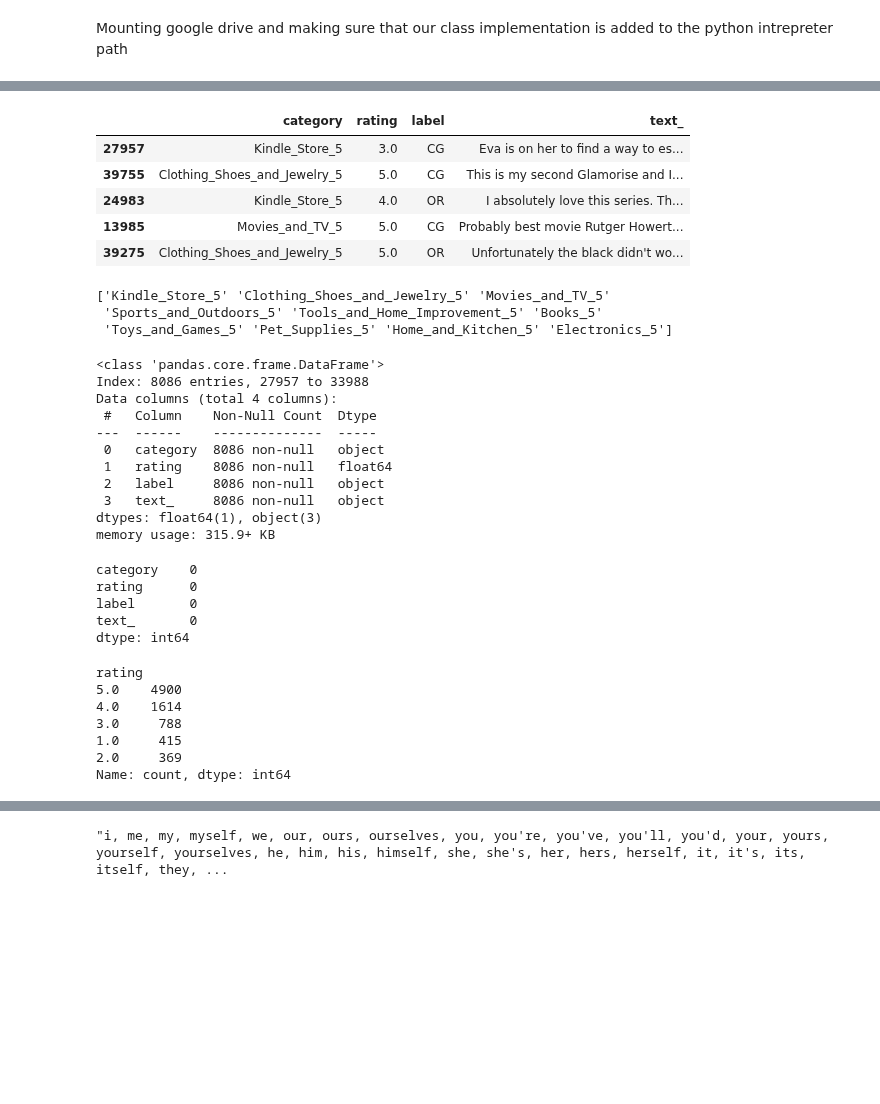
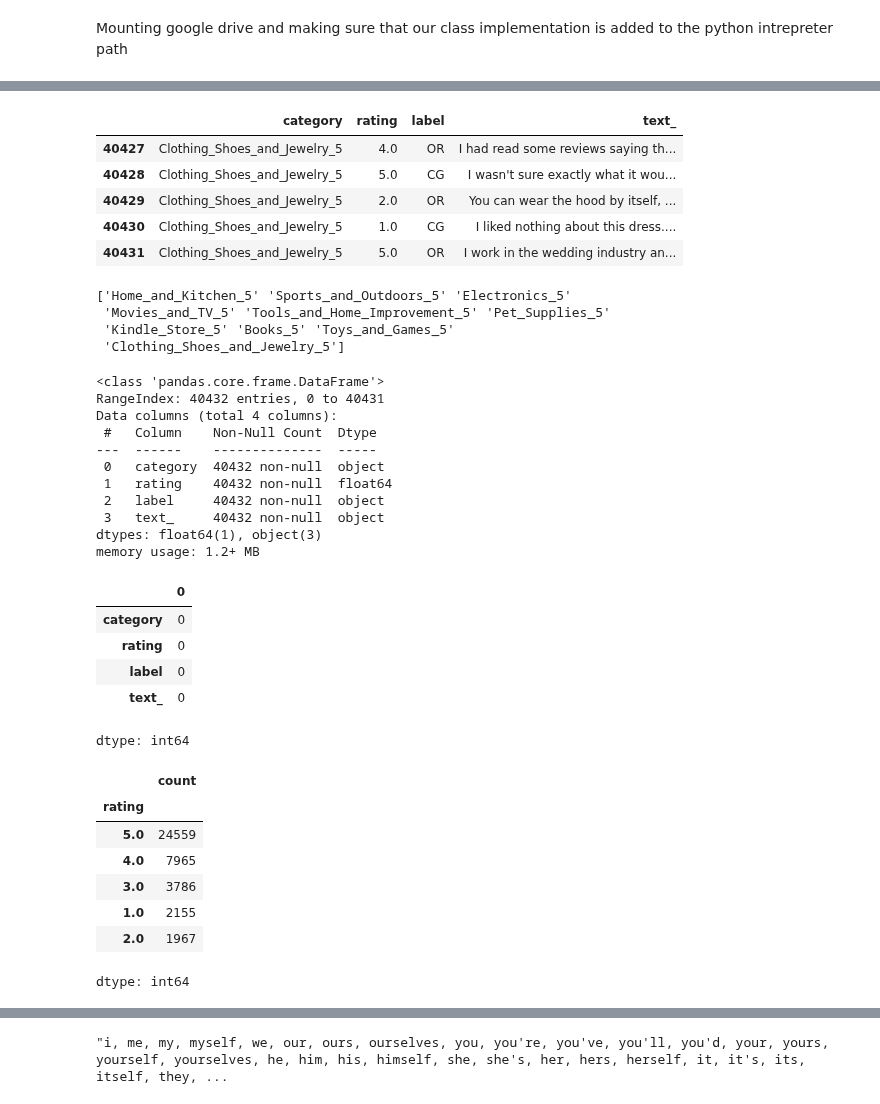
Before and after one commit to PramishSapkota/Project, a Jupyter notebook: Random_Forest/preprocessing.ipynb, the cells around one changed output, grey strips where cells are left out. Cells and saved outputs as stored; diff of their text form; code cells hidden in the pictures; blank space fills up the shorter version.

```diff
--- a/Random_Forest/preprocessing.ipynb
+++ b/Random_Forest/preprocessing.ipynb
@@ -20,53 +18,56 @@ Mounting google drive and making sure that our class implementation is added to
 # %%
-df = pd.read_csv("E:/Minor_Project/fake reviews dataset.csv")
-df = df.sample(frac=0.2, random_state=42)
+df = pd.read_csv("E:\Minor_Project\fake reviews dataset.csv")
+# df = df.sample(frac=0.2, random_state=1234)
 # %%
-df.head()
+df.tail()
 # %% [output]
 |  | category | rating | label | text_ |
-| 27957 | Kindle_Store_5 | 3.0 | CG | Eva is on her to find a way to es... |
-| 39755 | Clothing_Shoes_and_Jewelry_5 | 5.0 | CG | This is my second Glamorise and I... |
-| 24983 | Kindle_Store_5 | 4.0 | OR | I absolutely love this series. Th... |
-| 13985 | Movies_and_TV_5 | 5.0 | CG | Probably best movie Rutger Howert... |
-| 39275 | Clothing_Shoes_and_Jewelry_5 | 5.0 | OR | Unfortunately the black didn't wo... |
+| 40427 | Clothing_Shoes_and_Jewelry_5 | 4.0 | OR | I had read some reviews saying th... |
+| 40428 | Clothing_Shoes_and_Jewelry_5 | 5.0 | CG | I wasn't sure exactly what it wou... |
+| 40429 | Clothing_Shoes_and_Jewelry_5 | 2.0 | OR | You can wear the hood by itself, ... |
+| 40430 | Clothing_Shoes_and_Jewelry_5 | 1.0 | CG | I liked nothing about this dress.... |
+| 40431 | Clothing_Shoes_and_Jewelry_5 | 5.0 | OR | I work in the wedding industry an... |
 # %%
 print(df['category'].unique())
 # %% [output]
-['Kindle_Store_5' 'Clothing_Shoes_and_Jewelry_5' 'Movies_and_TV_5'
- 'Sports_and_Outdoors_5' 'Tools_and_Home_Improvement_5' 'Books_5'
- 'Toys_and_Games_5' 'Pet_Supplies_5' 'Home_and_Kitchen_5' 'Electronics_5']
+['Home_and_Kitchen_5' 'Sports_and_Outdoors_5' 'Electronics_5'
+ 'Movies_and_TV_5' 'Tools_and_Home_Improvement_5' 'Pet_Supplies_5'
+ 'Kindle_Store_5' 'Books_5' 'Toys_and_Games_5'
+ 'Clothing_Shoes_and_Jewelry_5']
 # %%
 df.info()
 # %% [output]
 <class 'pandas.core.frame.DataFrame'>
-Index: 8086 entries, 27957 to 33988
+RangeIndex: 40432 entries, 0 to 40431
 Data columns (total 4 columns):
  #   Column    Non-Null Count  Dtype
 ---  ------    --------------  -----
- 0   category  8086 non-null   object
- 1   rating    8086 non-null   float64
- 2   label     8086 non-null   object
- 3   text_     8086 non-null   object
+ 0   category  40432 non-null  object
+ 1   rating    40432 non-null  float64
+ 2   label     40432 non-null  object
+ 3   text_     40432 non-null  object
 dtypes: float64(1), object(3)
-memory usage: 315.9+ KB
+memory usage: 1.2+ MB
 # %%
 df.isnull().sum()
 # %% [output]
+|  | 0 |
+| category | 0 |
+| rating | 0 |
+| label | 0 |
+| text_ | 0 |
-category    0
-rating      0
-label       0
-text_       0
 dtype: int64
 # %%
 df['rating'].value_counts()
 # %% [output]
+|  | count |
+| rating |  |
+| 5.0 | 24559 |
+| 4.0 | 7965 |
+| 3.0 | 3786 |
+| 1.0 | 2155 |
+| 2.0 | 1967 |
-rating
-5.0    4900
-4.0    1614
-3.0     788
-1.0     415
-2.0     369
-Name: count, dtype: int64
+dtype: int64
 # %%
 labels = df['rating'].value_counts().keys()
 values = df['rating'].value_counts().values
```
Also changed, not shown: parts of 49 cells of this notebook, 27 other files.
